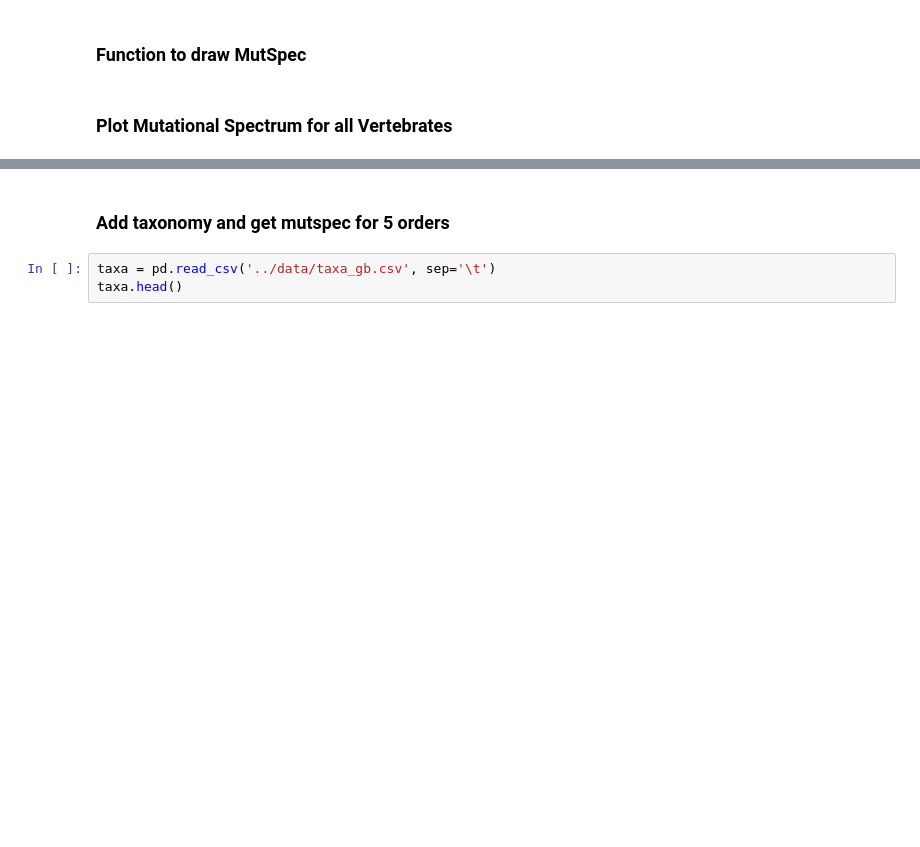
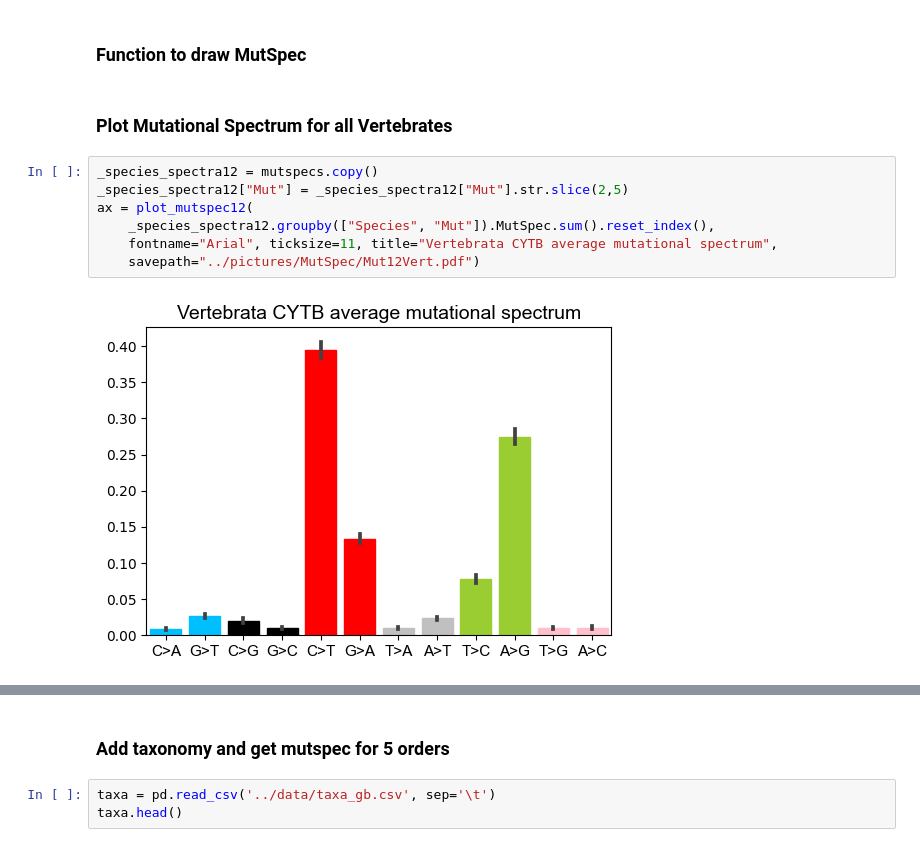
Before and after one commit to mitoclub/mtdna-192component-mutspec-chordata, a Jupyter notebook: scripts/get_mutspec.ipynb, the cells around one changed output, grey strips where cells are left out. Cells and saved outputs as stored; diff of their text form; blank space fills up the shorter version.

Commit message:
fig5 fix not-all species

```diff
--- a/scripts/get_mutspec.ipynb
+++ b/scripts/get_mutspec.ipynb
@@ -107,4 +107,13 @@ mutspecs.head()
 ### Function to draw MutSpec
 # %% [markdown]
 ### Plot Mutational Spectrum for all Vertebrates
+# %%
+_species_spectra12 = mutspecs.copy()
+_species_spectra12["Mut"] = _species_spectra12["Mut"].str.slice(2,5)
+ax = plot_mutspec12(
+    _species_spectra12.groupby(["Species", "Mut"]).MutSpec.sum().reset_index(),
+    fontname="Arial", ticksize=11, title="Vertebrata CYTB average mutational spectrum",
+    savepath="../pictures/MutSpec/Mut12Vert.pdf")
+# %% [output]
+[figure, added]
 # %%
```
Also changed, not shown: parts of 4 cells of this notebook, 7 other files.
